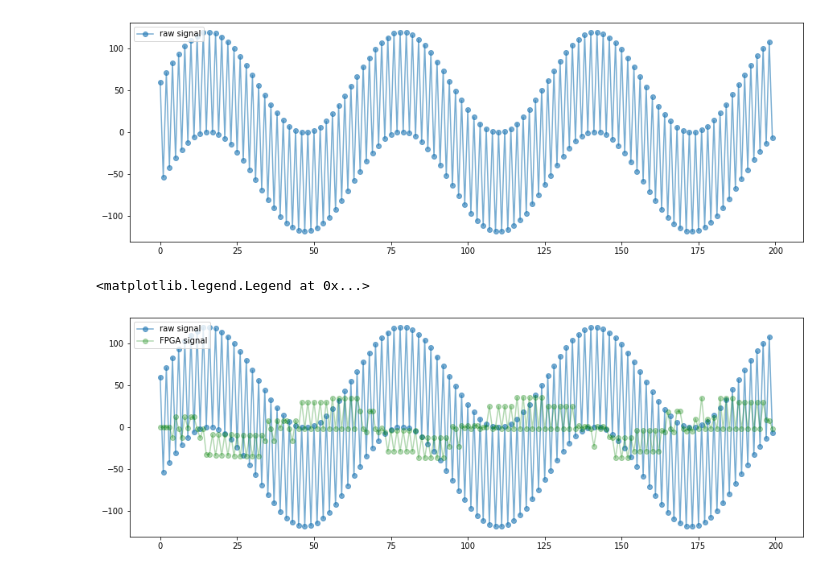
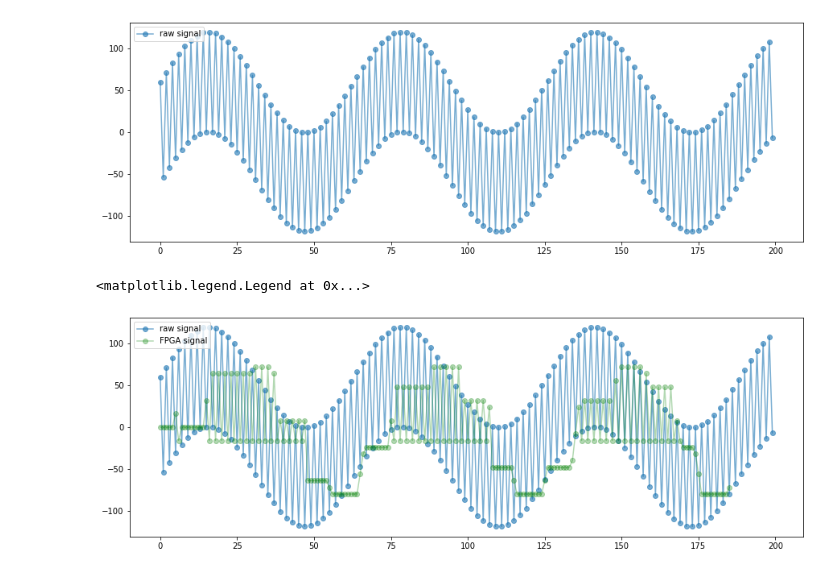
Before and after one commit to SaverioMonaco/4-Taps-FIR-Filter, a Jupyter notebook: src/analysis.ipynb, the cells around one changed output. Drawn from its saved outputs; the diff is of its cells as text; code cells hidden in the pictures.

```diff
--- a/src/analysis.ipynb
+++ b/src/analysis.ipynb
@@ -34,11 +31,15 @@ fpga = [0,0,0,0,-13,12,-2,-13,12,-1,12,12,-2,-13,-2,-33,-33,-9,-34,-9,-34,-9,-34
+# %%
+# we save the result obtained using the testbench in a array named tb
+fpga = [0,0,0,0,0,16,-16,0,0,0,0,0,0,0,0,32,-16,64,-16,64,-16,64,-16,64,-16,64,-16,64,-16,64,-16,72,-16,72,-16,72,-16,64,-16,8,-16,8,-16,8,-16,8,-16,8,-64,-64,-64,-64,-64,-64,-64,-72,-80,-80,-80,-80,-80,-80,-80,-80,-80,-56,-32,-24,-24,-24,-24,-24,-24,-24,-24,8,-16,48,-16,48,-16,48,-16,48,-16,48,-16,48,-16,72,-16,72,-16,72,-16,72,-16,72,-16,32,-16,32,-16,32,-16,32,-16,24,-48,-48,-48,-48,-48,-48,-48,-64,-80,-80,-80,-80,-80,-80,-80,-80,-80,-64,-48,-48,-48,-48,-48,-48,-48,-48,-40,-8,24,-16,32,-16,32,-16,32,-16,32,-16,32,-16,56,-16,72,-16,72,-16,72,-16,72,-16,64,-16,48,-16,48,-16,48,-16,48,-16,8,-16,-24,-24,-24,-24,-32,-56,-80,-80,-80,-80,-80,-80,-80,-80,-80,-72]
 # %%
 plt.figure(figsize=(15, 5))
 
 plt.plot(t, input_sig, '-o',alpha=.6,label='raw signal')
+t = np.arange(len(fpga))
 plt.plot(t, fpga, '-o', color='g',alpha=.3,label='FPGA signal')
 #plt.title("")
 #plt.xlim(0,130) #just for the latex report
 plt.legend(loc="upper left")
 # %% [output]
 <matplotlib.legend.Legend at 0x...>
-[figure, old version]
+[figure, new version]
```
Also changed, not shown: parts of 1 cell of this notebook, 3 other files.
